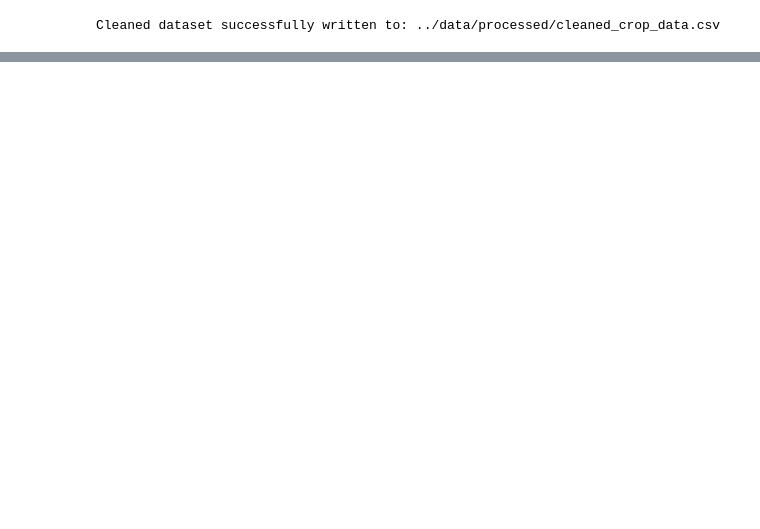
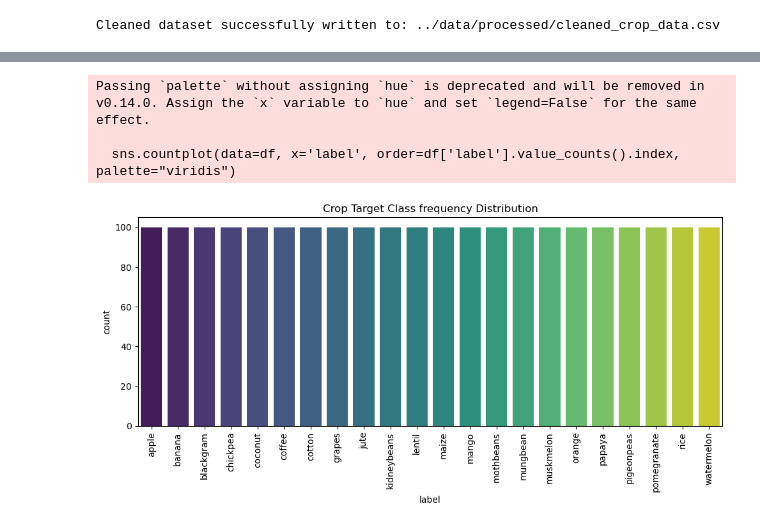
Before and after one commit to Kobeyvines/Crop_Recommendation, a Jupyter notebook: notebooks/analysis.ipynb, the cells around one changed output, grey strips where cells are left out. Drawn from its saved outputs; the diff is of its cells as text; code cells hidden in the pictures; blank space fills up the shorter version.

```diff
--- a/notebooks/analysis.ipynb
+++ b/notebooks/analysis.ipynb
@@ -234,0 +329,16 @@ Cleaned dataset successfully written to: ../data/processed/cleaned_crop_data.csv
+# %%
+# Visualization 3 - Crop Frequency
+plt.figure(figsize=(10,5))
+sns.countplot(data=df, x='label', order=df['label'].value_counts().index, palette="viridis")
+plt.xticks(rotation=90)
+plt.title("Crop Target Class frequency Distribution")
+plt.tight_layout()
+
+freq_path = "../reports/figures/03_crop_frequency.png"
+plt.savefig(freq_path, dpi=300)
+plt.show()
+# %% [output]
+Passing `palette` without assigning `hue` is deprecated and will be removed in v0.14.0. Assign the `x` variable to `hue` and set `legend=False` for the same effect.
+
+  sns.countplot(data=df, x='label', order=df['label'].value_counts().index, palette="viridis")
+[figure, added]
```
Also changed, not shown: parts of 20 cells of this notebook, 4 other files.
